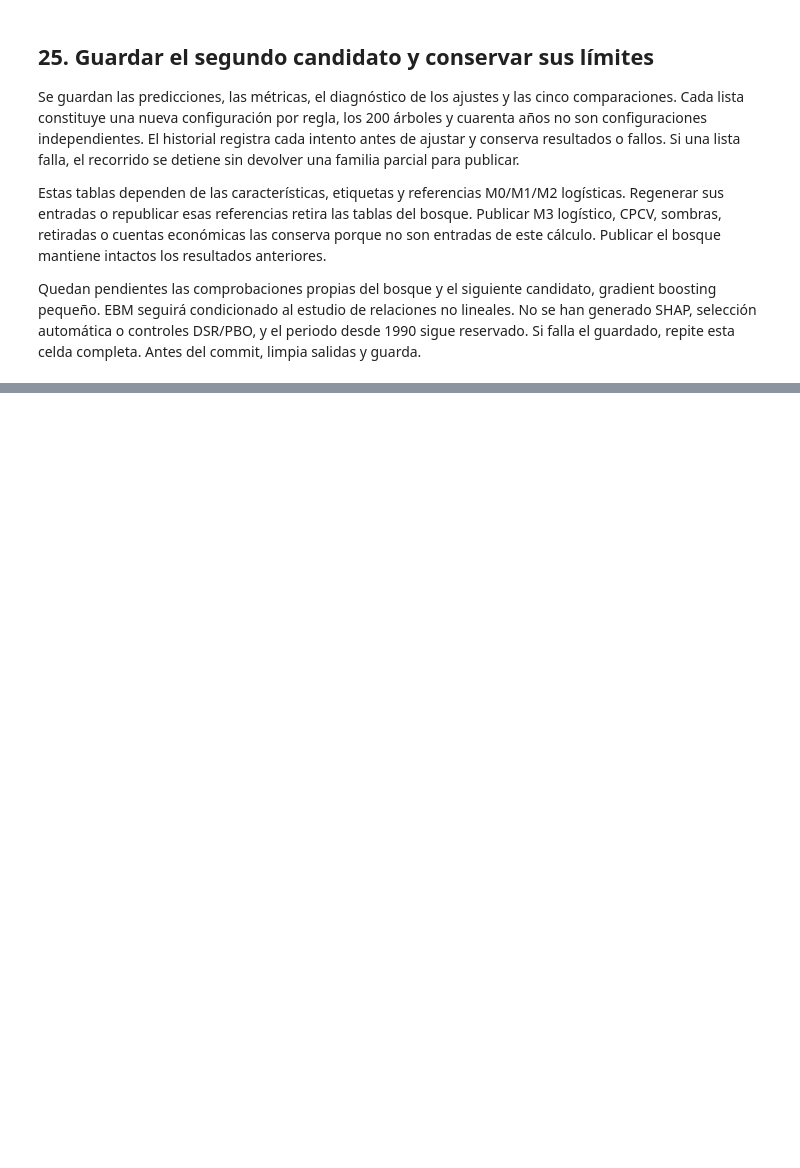
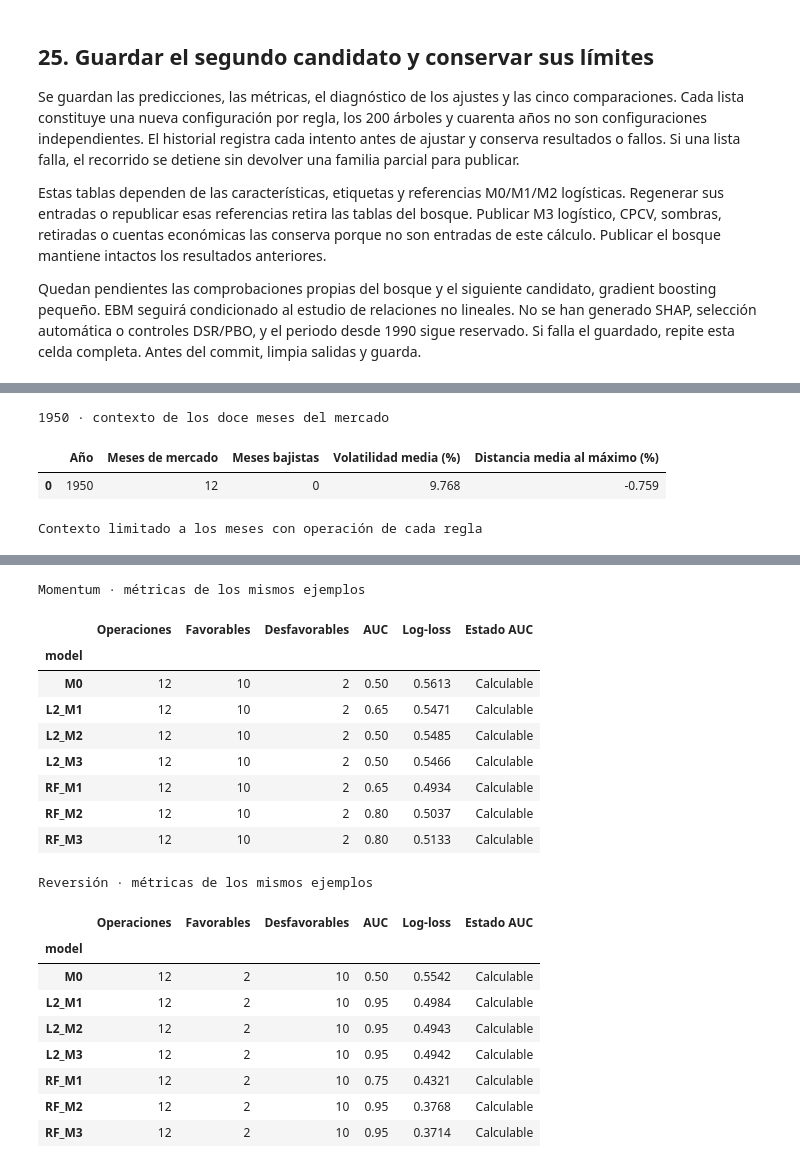
Before and after one commit to Zeppelin17/UOCDataScienceTFM, a Jupyter notebook: notebooks/14_referencia_walk_forward.ipynb, the cells around one changed output, grey strips where cells are left out. Saved outputs shown, nothing was run; the diff lists cells and outputs as text; code cells hidden in the pictures; blank space fills up the shorter version.

```diff
--- a/notebooks/14_referencia_walk_forward.ipynb
+++ b/notebooks/14_referencia_walk_forward.ipynb
@@ -626,0 +1192,38 @@ print('Alcance:', informe_bosque['skill_gate_status'])
+# %%
+ANIO_A_REVISAR = 1950
+if ANIO_A_REVISAR not in ANIOS:
+    raise ValueError('Elige un año entre 1950 y 1989.')
+
+mercado_vista = contexto_anual.loc[contexto_anual.test_year.eq(ANIO_A_REVISAR)].copy()
+mercado_vista[['mean_volatility_12m', 'mean_drawdown_12m']] *= 100
+print(f'{ANIO_A_REVISAR} · contexto de los doce meses del mercado')
+display(mercado_vista.rename(columns={
+    'test_year': 'Año', 'calendar_months': 'Meses de mercado', 'bear_months': 'Meses bajistas',
+    'mean_volatility_12m': 'Volatilidad media (%)', 'mean_drawdown_12m': 'Distancia media al máximo (%)'}).round(3))
+
+operaciones_vista = operaciones_anuales.loc[operaciones_anuales.test_year.eq(ANIO_A_REVISAR)].copy()
+operaciones_vista[['active_mean_volatility_12m', 'active_mean_drawdown_12m']] *= 100
+print('Contexto limitado a los meses con operación de cada regla')
+display(operaciones_vista[['strategy', 'examples', 'positive', 'negative', 'active_bear_months',
+    'active_mean_volatility_12m', 'active_mean_drawdown_12m']].rename(columns={
+    'strategy': 'Regla', 'examples': 'Operaciones', 'positive': 'Favorables', 'negative': 'Desfavorables',
+    'active_bear_months': 'Operaciones en entorno bajista',
+    'active_mean_volatility_12m': 'Volatilidad media en señales (%)',
+    'active_mean_drawdown_12m': 'Distancia media en señales (%)'}).round(3))
+
+estados_auc = {'available': 'Calculable', 'single_class': 'Una sola clase',
+    'no_examples': 'Sin operaciones', 'unavailable_predictions': 'Faltan predicciones'}
+for regla, titulo in NOMBRES_REGLAS.items():
+    vista = metricas_anuales.loc[metricas_anuales.test_year.eq(ANIO_A_REVISAR)
+        & metricas_anuales.strategy.eq(regla)].set_index('model').reindex(list(MODELS))
+    vista = vista[['examples', 'positive', 'negative', 'auc', 'log_loss', 'auc_status']].copy()
+    vista['auc_status'] = vista.auc_status.map(estados_auc)
+    print(f'{titulo} · métricas de los mismos ejemplos')
+    display(vista.rename(columns={'examples': 'Operaciones', 'positive': 'Favorables',
+        'negative': 'Desfavorables', 'auc': 'AUC', 'log_loss': 'Log-loss',
+        'auc_status': 'Estado AUC'}).round(4))
+# %% [output]
+1950 · contexto de los doce meses del mercado
+|  | Año | Meses de mercado | Meses bajistas | Volatilidad media (%) | Distancia media al máximo (%) |
+| 0 | 1950 | 12 | 0 | 9.768 | -0.759 |
+Contexto limitado a los meses con operación de cada regla
@@ -626,0 +1233,20 @@ print('Alcance:', informe_bosque['skill_gate_status'])
+Momentum · métricas de los mismos ejemplos
+|  | Operaciones | Favorables | Desfavorables | AUC | Log-loss | Estado AUC |
+| model |  |  |  |  |  |  |
+| M0 | 12 | 10 | 2 | 0.50 | 0.5613 | Calculable |
+| L2_M1 | 12 | 10 | 2 | 0.65 | 0.5471 | Calculable |
+| L2_M2 | 12 | 10 | 2 | 0.50 | 0.5485 | Calculable |
+| L2_M3 | 12 | 10 | 2 | 0.50 | 0.5466 | Calculable |
+| RF_M1 | 12 | 10 | 2 | 0.65 | 0.4934 | Calculable |
+| RF_M2 | 12 | 10 | 2 | 0.80 | 0.5037 | Calculable |
+| RF_M3 | 12 | 10 | 2 | 0.80 | 0.5133 | Calculable |
+Reversión · métricas de los mismos ejemplos
+|  | Operaciones | Favorables | Desfavorables | AUC | Log-loss | Estado AUC |
+| model |  |  |  |  |  |  |
+| M0 | 12 | 2 | 10 | 0.50 | 0.5542 | Calculable |
+| L2_M1 | 12 | 2 | 10 | 0.95 | 0.4984 | Calculable |
+| L2_M2 | 12 | 2 | 10 | 0.95 | 0.4943 | Calculable |
+| L2_M3 | 12 | 2 | 10 | 0.95 | 0.4942 | Calculable |
+| RF_M1 | 12 | 2 | 10 | 0.75 | 0.4321 | Calculable |
+| RF_M2 | 12 | 2 | 10 | 0.95 | 0.3768 | Calculable |
+| RF_M3 | 12 | 2 | 10 | 0.95 | 0.3714 | Calculable |
```
Also changed, not shown: parts of 33 cells of this notebook, 10 other files.
